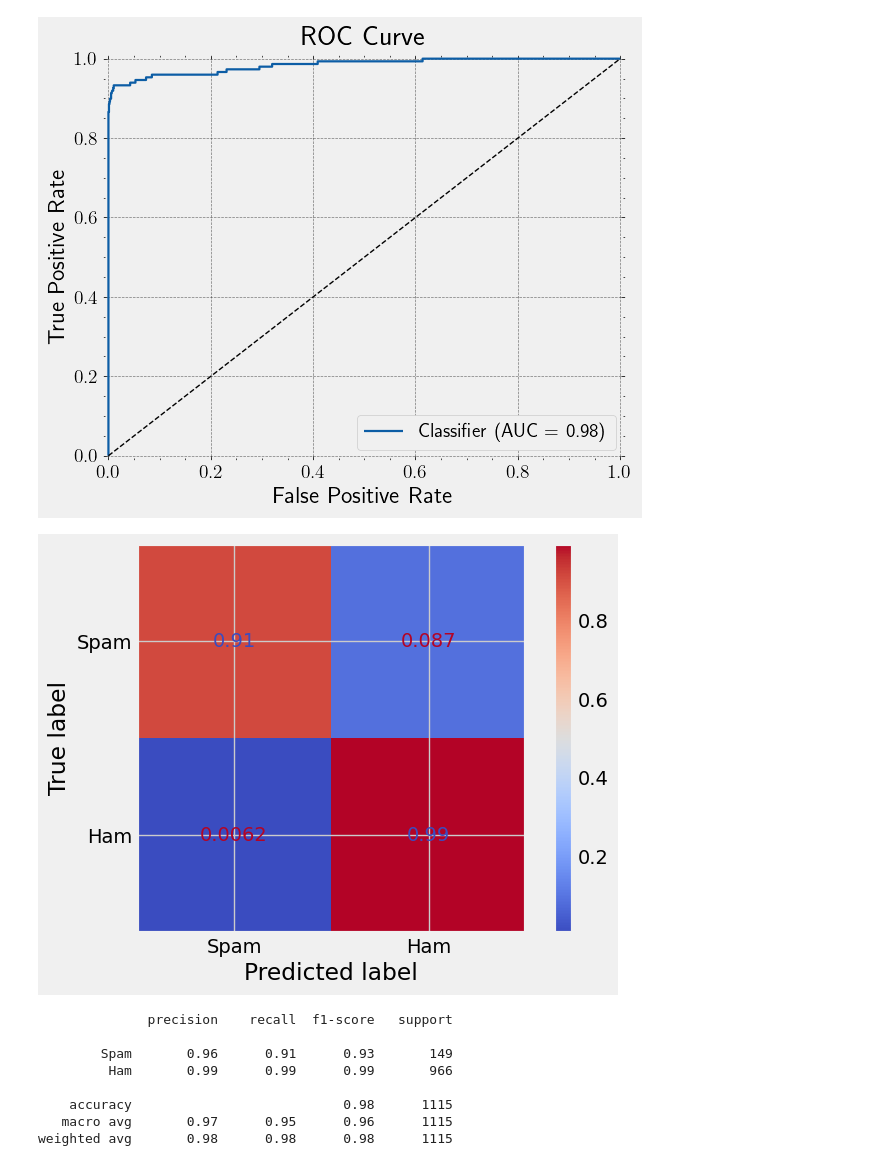
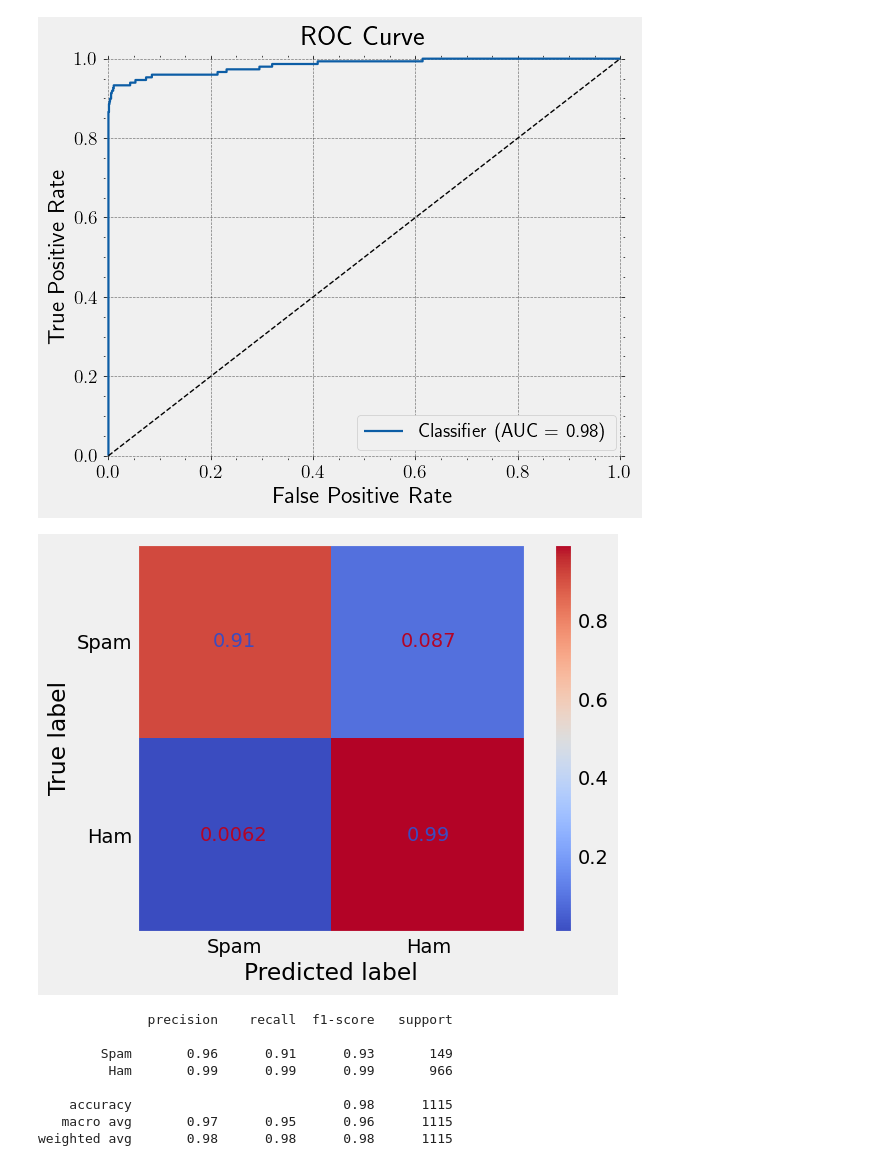
Before and after one commit to EmreArapcicUevak/AID201-Project-Spam-Detection, a Jupyter notebook: Main.ipynb, the cells around one changed output. Drawn from its saved outputs; the diff is of its cells as text; code cells hidden in the pictures.

Commit message:
Make the confusion matrix cleaner

```diff
--- a/Main.ipynb
+++ b/Main.ipynb
@@ -238,11 +238,18 @@ with plt.style.context(['science', 'grid']):
 # %%
 from sklearn.metrics import ConfusionMatrixDisplay
 y_pred = spam_filter.predict(X_test)
-ConfusionMatrixDisplay.from_predictions(y_test, y_pred, cmap='coolwarm', display_labels=['Spam', 'Ham'], labels=[True, False], normalize='true')
+disp = ConfusionMatrixDisplay.from_predictions(
+  y_test,
+  y_pred,
+  cmap='coolwarm',
+  display_labels=['Spam', 'Ham'],
+  labels=[True, False],
+  normalize='true')
 
-plt.savefig(images_path / 'ConfusionMatrix.pdf')
+disp.ax_.grid(False)
+plt.savefig(images_path / 'ConfusionMatrix.pdf', bbox_inches='tight', transparent=True)
 # %% [output]
-[figure, old version]
+[figure, new version]
 # %%
 from sklearn.metrics import classification_report
 print(classification_report(y_test, y_pred, target_names=['Spam', 'Ham'], labels=[True, False]))
```
